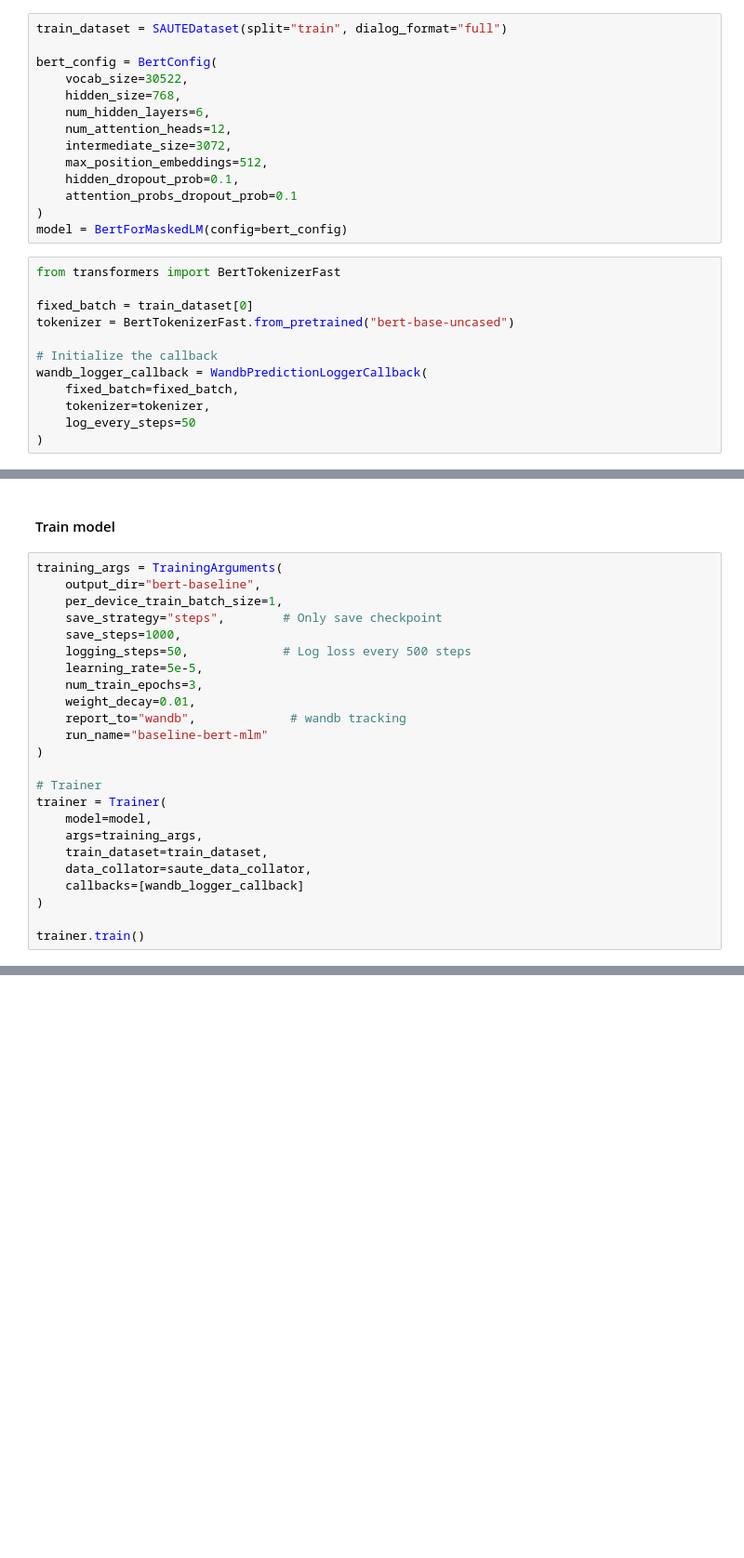
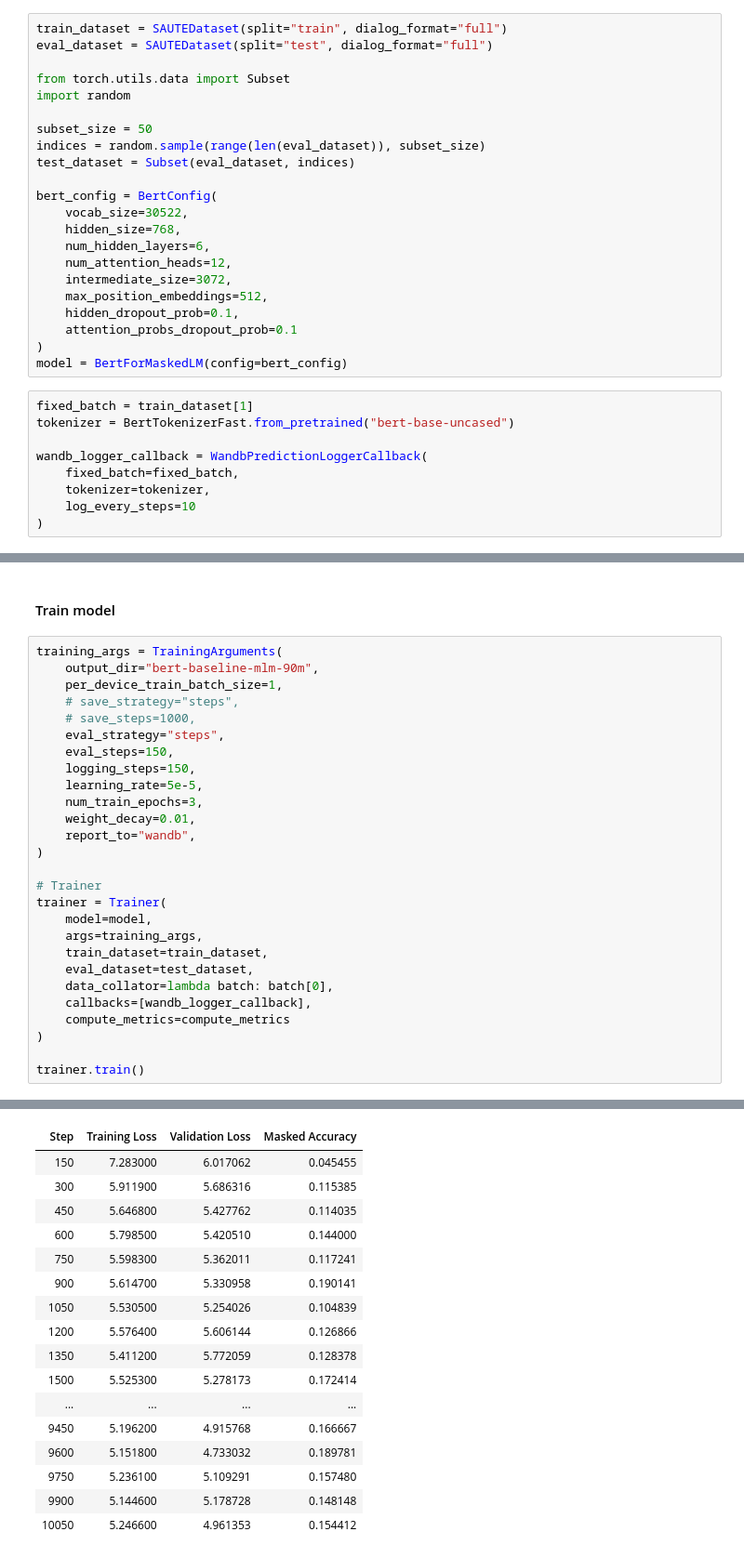
Before and after one commit to Just1truc/share-qa, a Jupyter notebook: train.ipynb, the cells around one changed output, grey strips where cells are left out. Shown at 93% size. Saved outputs shown, nothing was run; the diff lists cells and outputs as text; blank space fills up the shorter version.

```diff
--- a/train.ipynb
+++ b/train.ipynb
@@ -185,6 +242,14 @@ from transformers import BertConfig, BertForMaskedLM
 #### Load Model and dataset
 # %%
 train_dataset = SAUTEDataset(split="train", dialog_format="full")
+eval_dataset = SAUTEDataset(split="test", dialog_format="full")
+
+from torch.utils.data import Subset
+import random
+
+subset_size = 50
+indices = random.sample(range(len(eval_dataset)), subset_size)
+test_dataset = Subset(eval_dataset, indices)
 
 bert_config = BertConfig(
     vocab_size=30522,
@@ -198,14 +263,11 @@ bert_config = BertConfig(
 )
 model = BertForMaskedLM(config=bert_config)
 # %%
-from transformers import BertTokenizerFast
-
-fixed_batch = train_dataset[0]
+fixed_batch = train_dataset[1]
 tokenizer = BertTokenizerFast.from_pretrained("bert-base-uncased")
 
-# Initialize the callback
 wandb_logger_callback = WandbPredictionLoggerCallback(
     fixed_batch=fixed_batch,
     tokenizer=tokenizer,
-    log_every_steps=50
+    log_every_steps=10
 )
@@ -213,16 +320,17 @@ wandb_logger_callback = WandbPredictionLoggerCallback(
 #### Train model
 # %%
 training_args = TrainingArguments(
-    output_dir="bert-baseline",
+    output_dir="bert-baseline-mlm-90m",
     per_device_train_batch_size=1,
-    save_strategy="steps",        # Only save checkpoint
-    save_steps=1000,
-    logging_steps=50,             # Log loss every 500 steps
+    # save_strategy="steps",
+    # save_steps=1000,
+    eval_strategy="steps",
+    eval_steps=150,
+    logging_steps=150,
     learning_rate=5e-5,
     num_train_epochs=3,
     weight_decay=0.01,
-    report_to="wandb",             # wandb tracking
-    run_name="baseline-bert-mlm"
+    report_to="wandb",
 )
 
 # Trainer
@@ -230,8 +338,11 @@ trainer = Trainer(
     model=model,
     args=training_args,
     train_dataset=train_dataset,
-    data_collator=saute_data_collator,
-    callbacks=[wandb_logger_callback]
+    eval_dataset=test_dataset,
+    data_collator=lambda batch: batch[0],
+    callbacks=[wandb_logger_callback],
+    compute_metrics=compute_metrics
 )
 
 trainer.train()
+# %% [output]
@@ -237,0 +358,17 @@ trainer.train()
+| Step | Training Loss | Validation Loss | Masked Accuracy |
+| 150 | 7.283000 | 6.017062 | 0.045455 |
+| 300 | 5.911900 | 5.686316 | 0.115385 |
+| 450 | 5.646800 | 5.427762 | 0.114035 |
+| 600 | 5.798500 | 5.420510 | 0.144000 |
+| 750 | 5.598300 | 5.362011 | 0.117241 |
+| 900 | 5.614700 | 5.330958 | 0.190141 |
+| 1050 | 5.530500 | 5.254026 | 0.104839 |
+| 1200 | 5.576400 | 5.606144 | 0.126866 |
+| 1350 | 5.411200 | 5.772059 | 0.128378 |
+| 1500 | 5.525300 | 5.278173 | 0.172414 |
+| ... | ... | ... | ... |
+| 9450 | 5.196200 | 4.915768 | 0.166667 |
+| 9600 | 5.151800 | 4.733032 | 0.189781 |
+| 9750 | 5.236100 | 5.109291 | 0.157480 |
+| 9900 | 5.144600 | 5.178728 | 0.148148 |
+| 10050 | 5.246600 | 4.961353 | 0.154412 |
```
Also changed, not shown: parts of 21 cells of this notebook, 1 other file.
